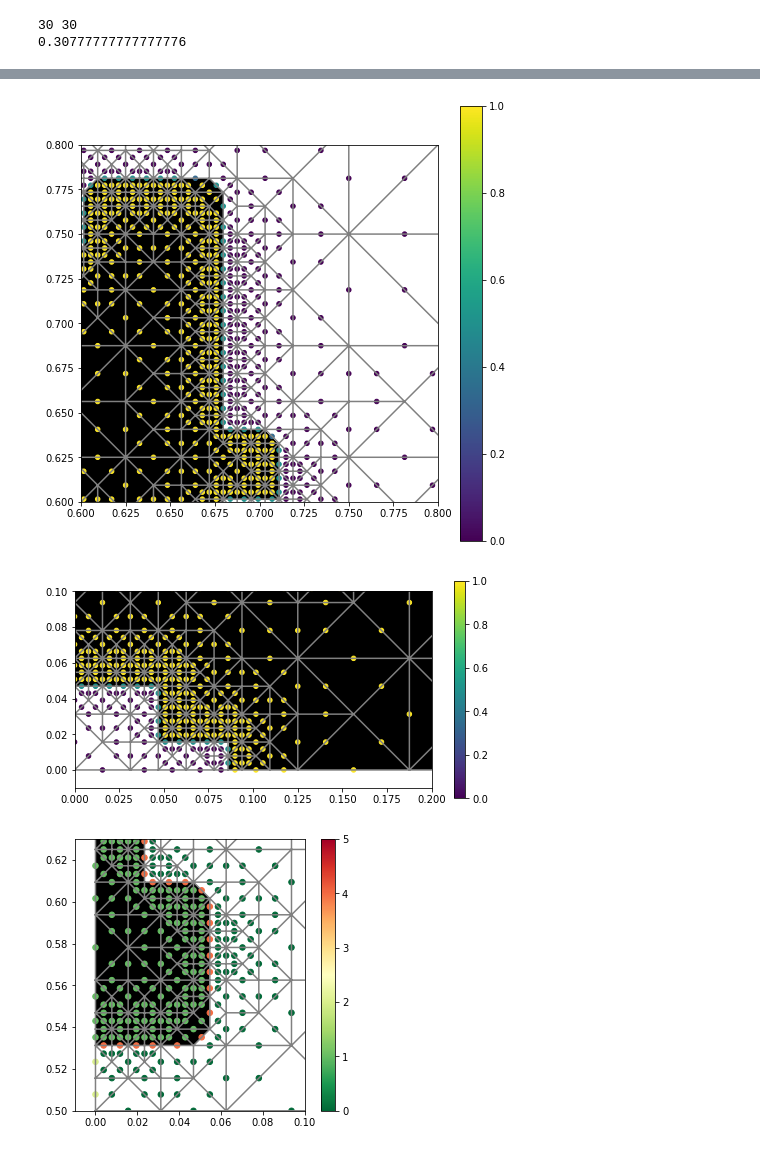
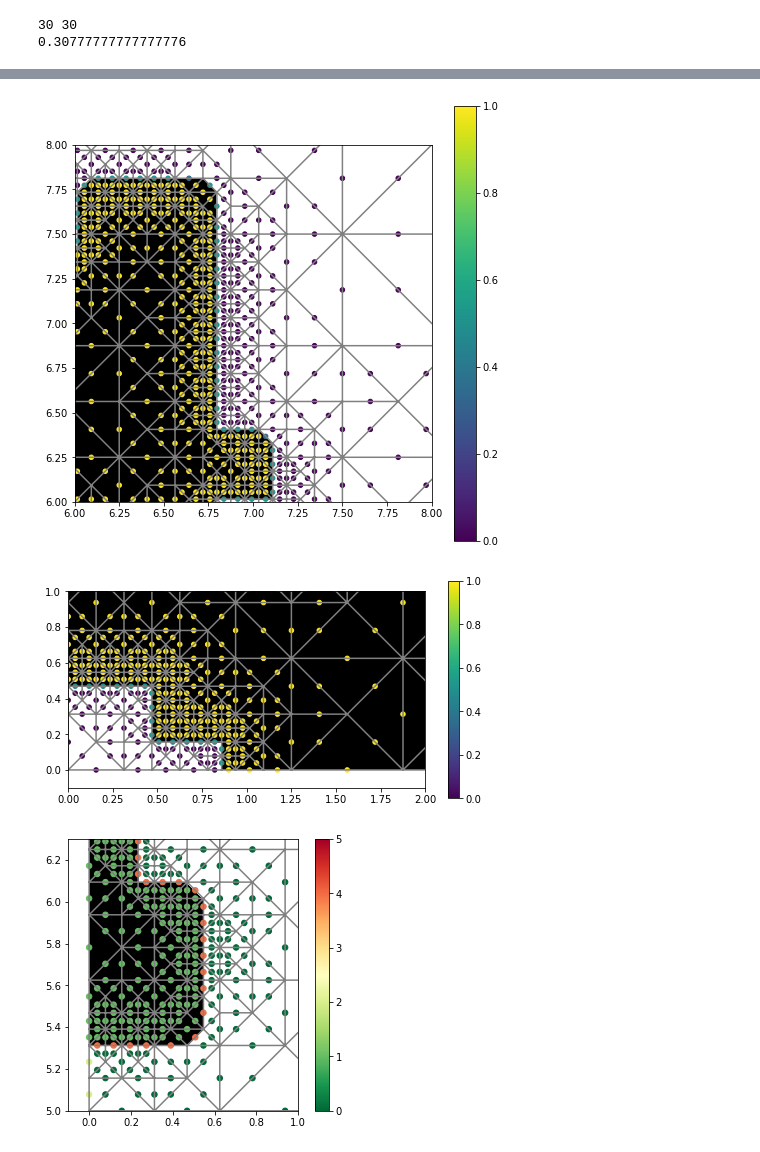
Before and after one commit to pwhuang/RetroPy, a Jupyter notebook: tutorial/1_mesh_generation/mesh_creation_using_pore_image.ipynb, the cells around one changed output, grey strips where cells are left out. Saved outputs shown, nothing was run; the diff lists cells and outputs as text; code cells hidden in the pictures.

```diff
--- a/tutorial/1_mesh_generation/mesh_creation_using_pore_image.ipynb
+++ b/tutorial/1_mesh_generation/mesh_creation_using_pore_image.ipynb
@@ -30,25 +30,26 @@ plt.show()
 nx, ny = np.shape(im)
 print(nx, ny)
 
-
 print(np.sum(im)/nx/ny)
 
 # We normalized the length in both x and y direction.
 # The units of length should correspond the units you use for simulations.
-xmin = 0
-xmax = 1
-ymin = 0
-ymax = 1
-x_space = np.linspace(0.0, 1.0, nx)
-y_space = np.linspace(0.0, 1.0, ny)
+xmin = 0.0
+xmax = 10.0
+ymin = 0.0
+ymax = 10.0
+x_space = np.linspace(xmin, xmax, nx)
+y_space = np.linspace(xmin, xmax, ny)
 
 #x_space = np.delete(x_space, [1, nx])
 #y_space = np.delete(y_space, [1, ny])
 
 xx, yy = np.meshgrid(x_space, y_space)
 
-f_of_phi_cg = RegularGridInterpolator((x_space, y_space), im.T, 'linear', bounds_error=False)
-f_of_phi_dg = RegularGridInterpolator((x_space, y_space), im.T, 'nearest', bounds_error=True)
+imT = np.flip(np.rot90(im), axis=0)
+
+f_of_phi_cg = RegularGridInterpolator((x_space, y_space), imT, 'linear', bounds_error=False)
+f_of_phi_dg = RegularGridInterpolator((x_space, y_space), imT, 'nearest', bounds_error=True)
 # %% [output]
 30 30
 0.30777777777777776
@@ -64,7 +65,7 @@ plt.show()
 # %%
 %%time
 
-mesh_2d, phi_DG = tools.refine_mesh_dg(mesh_2d, f_of_phi_dg, min_cell_size=2e-2, where='b')
+mesh_2d, phi_DG = tools.refine_mesh_dg(mesh_2d, f_of_phi_dg, min_cell_size=2e-1, where='b')
 
 print('Vertices count: ', mesh_2d.num_vertices())
 
@@ -104,11 +105,11 @@ plot(mesh_2d)
 plot(phi_DG_filtered, cmap='binary')
 plt.scatter(dof_x_cr, dof_y_cr, c=phi_CR.vector()[:], s = 20)
 plt.colorbar()
-plt.xlim(0.6, 0.8)
-plt.ylim(0.6, 0.8)
+plt.xlim(6, 8)
+plt.ylim(6, 8)
 plt.show()
 # %% [output]
-[figure, old version]
+[figure, new version]
 # %%
 # The fluid and solid domain on mesh boundaries are marked correctly
 plt.figure(figsize=(8,4))
@@ -116,11 +117,11 @@ plot(mesh_2d)
 plot(phi_DG, cmap='binary')
 plt.scatter(dof_x_cr, dof_y_cr, c=phi_CR.vector()[:], s = 20)
 plt.colorbar()
-plt.xlim(0., 0.2)
-plt.ylim(-0.01, 0.1)
+plt.xlim(0., 2.0)
+plt.ylim(-0.1, 1.0)
 plt.show()
 # %% [output]
-[figure, old version]
+[figure, new version]
 # %%
 # Create cell_markers and boundary_markers MeshFunction
 cell_markers = MeshFunction('size_t', mesh_2d, dim=2)
@@ -171,15 +172,15 @@ b_noslip.mark(boundary_markers, 5)
 # %%
 # Check if they are correctly marked.
 plt.figure(figsize=(6,5))
 plot(mesh_2d)
 plot(phi_DG, cmap='binary')
 plt.scatter(dof_x_cr[cr_dof], dof_y_cr[cr_dof], c=boundary_markers.array(), s=30, cmap='RdYlGn_r')
 plt.colorbar()
-plt.xlim(-0.01, 0.1)
-plt.ylim(0.5, 0.63)
+plt.xlim(-0.1, 1.0)
+plt.ylim(5.0, 6.3)
 plt.show()
 # %% [output]
-[figure, old version]
+[figure, new version]
 # %%
 # Save them as xdmf for simulations!
 xdmf_obj = XDMFFile(MPI.comm_world, '../2_flow_simulation/mesh.xdmf')
```
Also changed, not shown: parts of 3 cells of this notebook, 8 other files.
